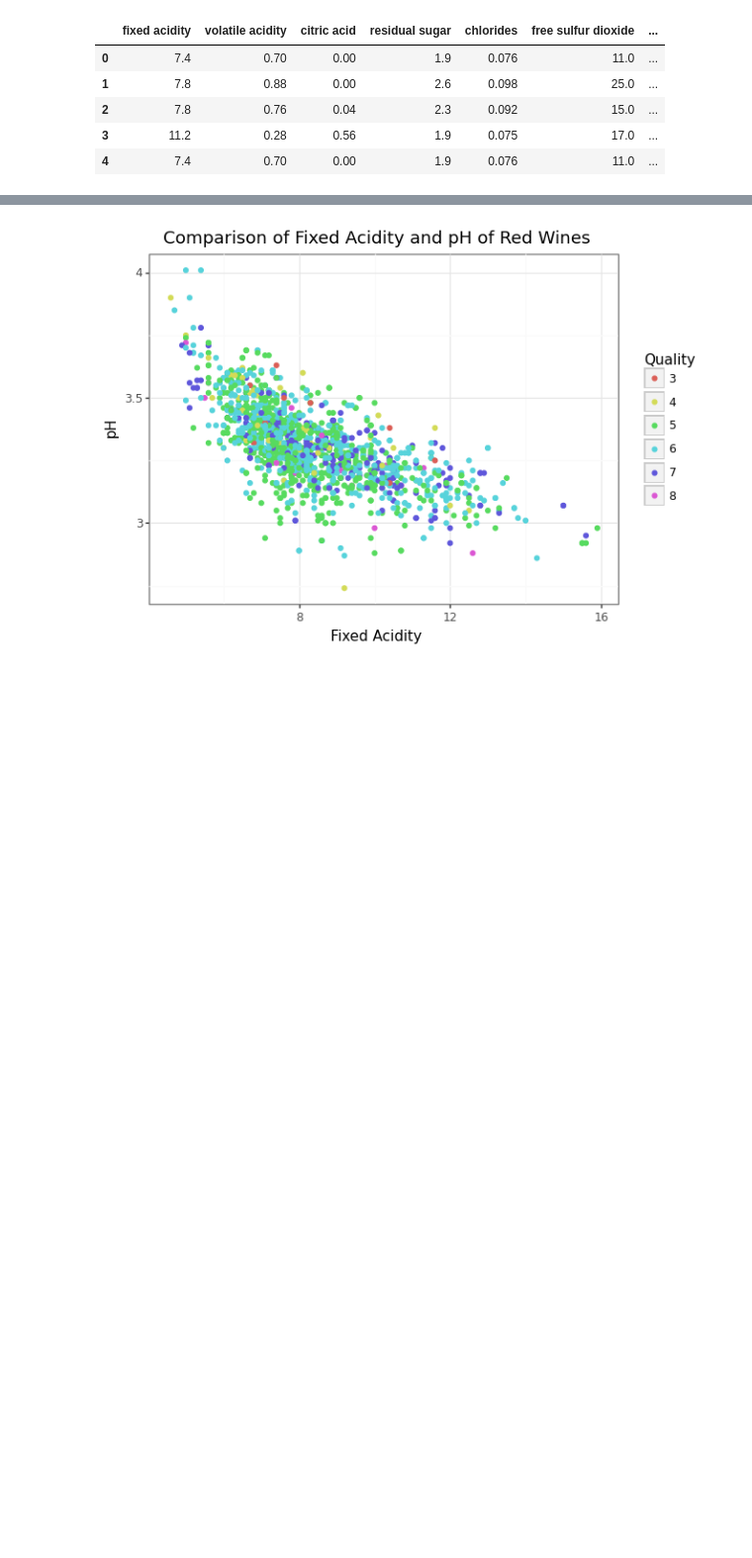
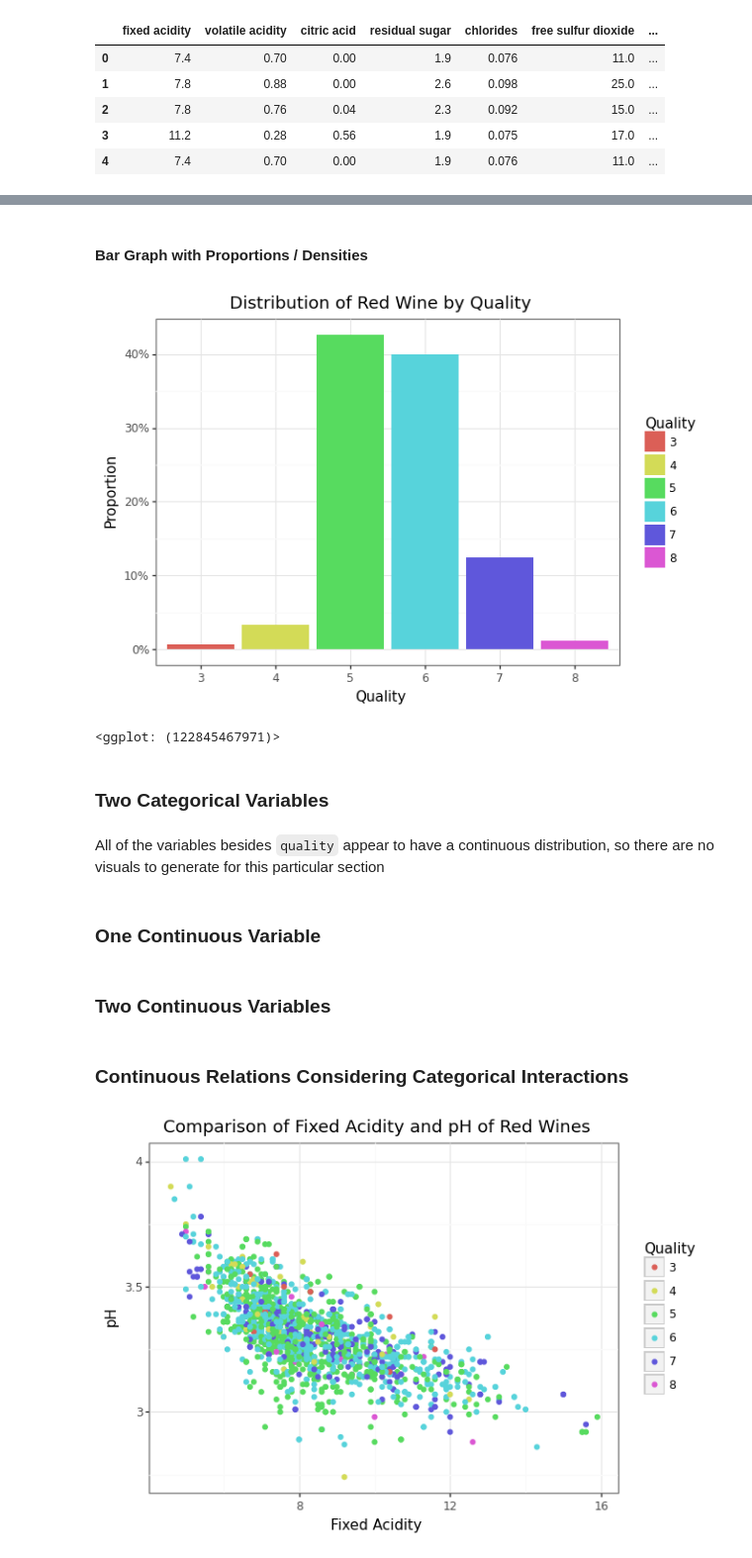
Before and after one commit to zopalmer14/Red-Wine-Python-DS-Practice, a Jupyter notebook: red_wine_eda.ipynb, the cells around one changed output, grey strips where cells are left out. Shown: that part at 99% size. Cells and saved outputs as stored; diff of their text form; code cells hidden in the pictures; blank space fills up the shorter version.

```diff
--- a/red_wine_eda.ipynb
+++ b/red_wine_eda.ipynb
@@ -113,3 +158,26 @@ wine_df.tail()
+# %% [markdown]
+#### Bar Graph with Proportions / Densities
+# %%
+from mizani.formatters import percent_format
+
+(ggplot(wine_df, aes('quality', fill = 'quality'))
+ + geom_bar(aes(y = '..count../sum(..count..)'))
+ + scale_y_continuous(labels = percent_format())
+ + theme_bw()
+ + labs(title = 'Distribution of Red Wine by Quality', x = 'Quality', y = 'Proportion', fill = 'Quality'))
+# %% [output]
+[figure, added]
+<ggplot: (122845467971)>
+# %% [markdown]
+### Two Categorical Variables
+# %% [markdown]
+All of the variables besides `quality` appear to have a continuous distribution, so there are no visuals to generate for this particular section
+# %% [markdown]
+### One Continuous Variable
+# %% [markdown]
+### Two Continuous Variables
+# %% [markdown]
+### Continuous Relations Considering Categorical Interactions
 # %%
 (ggplot(wine_df, aes('fixed acidity', 'pH', color = 'factor(quality)'))
  + geom_point()
```
Also changed, not shown: parts of 13 cells of this notebook.
